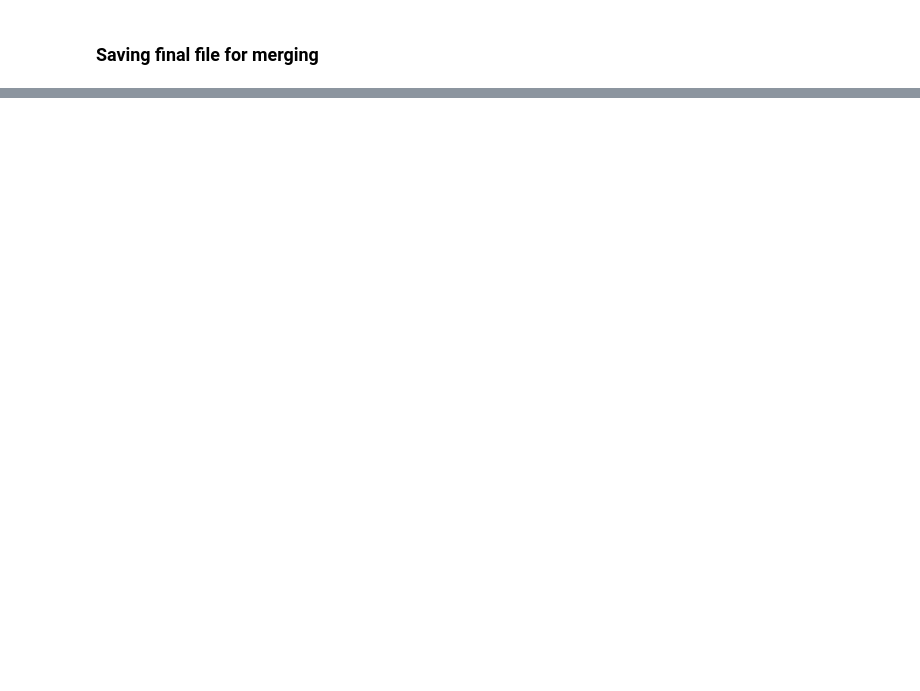
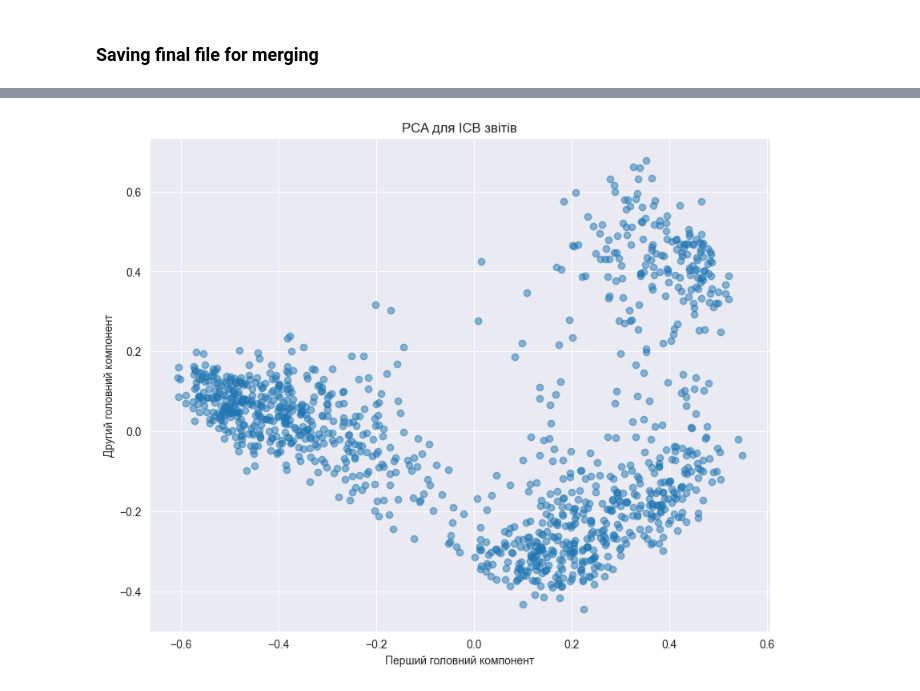
Before and after one commit to KonchakivskyiDanylo/PythonForDs, a Jupyter notebook: data_analysis/isw_analysis.ipynb, the cells around one changed output, grey strips where cells are left out. Saved outputs shown, nothing was run; the diff lists cells and outputs as text; code cells hidden in the pictures; blank space fills up the shorter version.

```diff
--- a/data_analysis/isw_analysis.ipynb
+++ b/data_analysis/isw_analysis.ipynb
@@ -353,3 +354,10 @@ isw_hourly_df.head()
 ### Saving final file for merging
 # %%
 isw_hourly_df.to_csv("../prepared_data/isw_prepared.csv", index=False)
+# %%
+from sklearn.decomposition import PCA
+n_components = 50
+pca = PCA(n_components=n_components)
+# %%
+tfidf_dense = tfidf.toarray()
+pca_result = pca.fit_transform(tfidf_dense)
@@ -355,0 +379,9 @@ isw_hourly_df.to_csv("../prepared_data/isw_prepared.csv", index=False)
+# %%
+plt.figure(figsize=(10, 8))
+plt.scatter(pca_result[:, 0], pca_result[:, 1], alpha=0.5)
+plt.xlabel('Перший головний компонент')
+plt.ylabel('Другий головний компонент')
+plt.title('PCA для ІСВ звітів')
+plt.grid(True)
+# %% [output]
+[figure, added]
```
Also changed, not shown: parts of 28 cells of this notebook.
